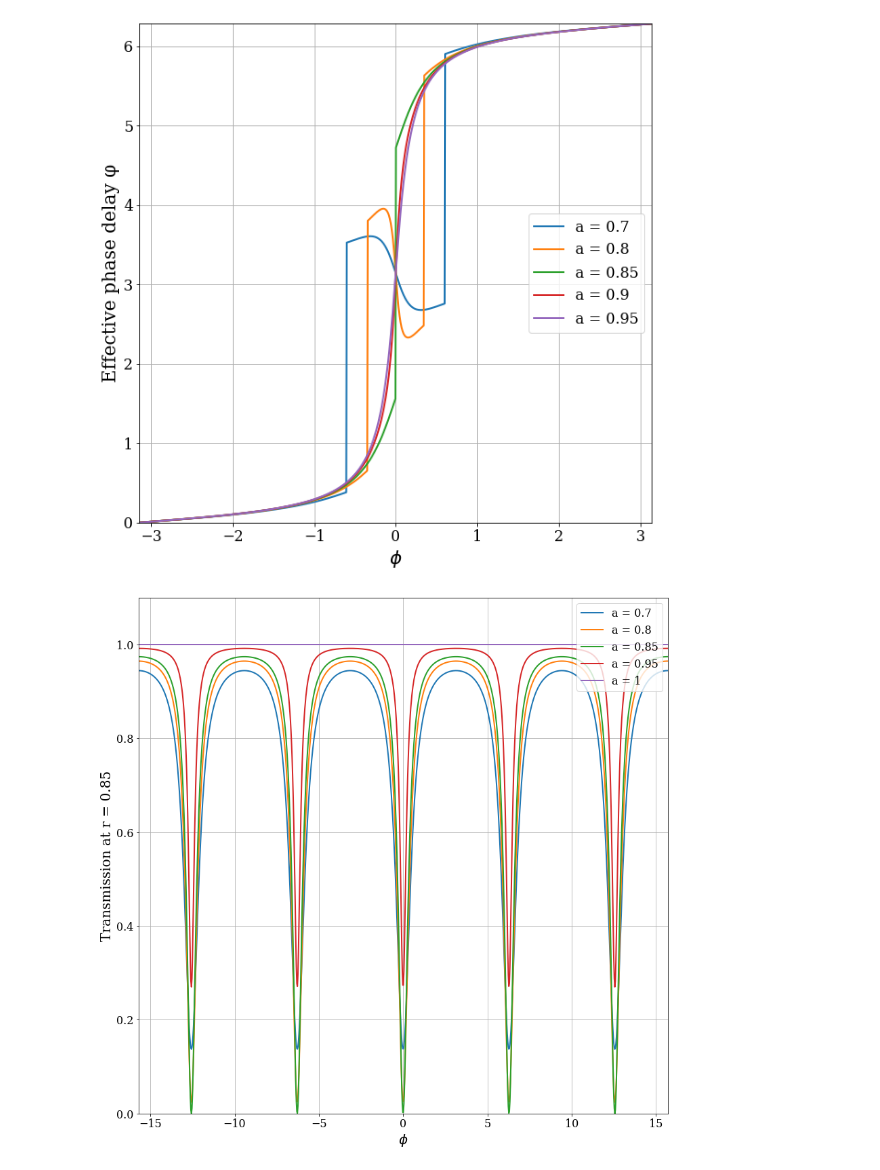
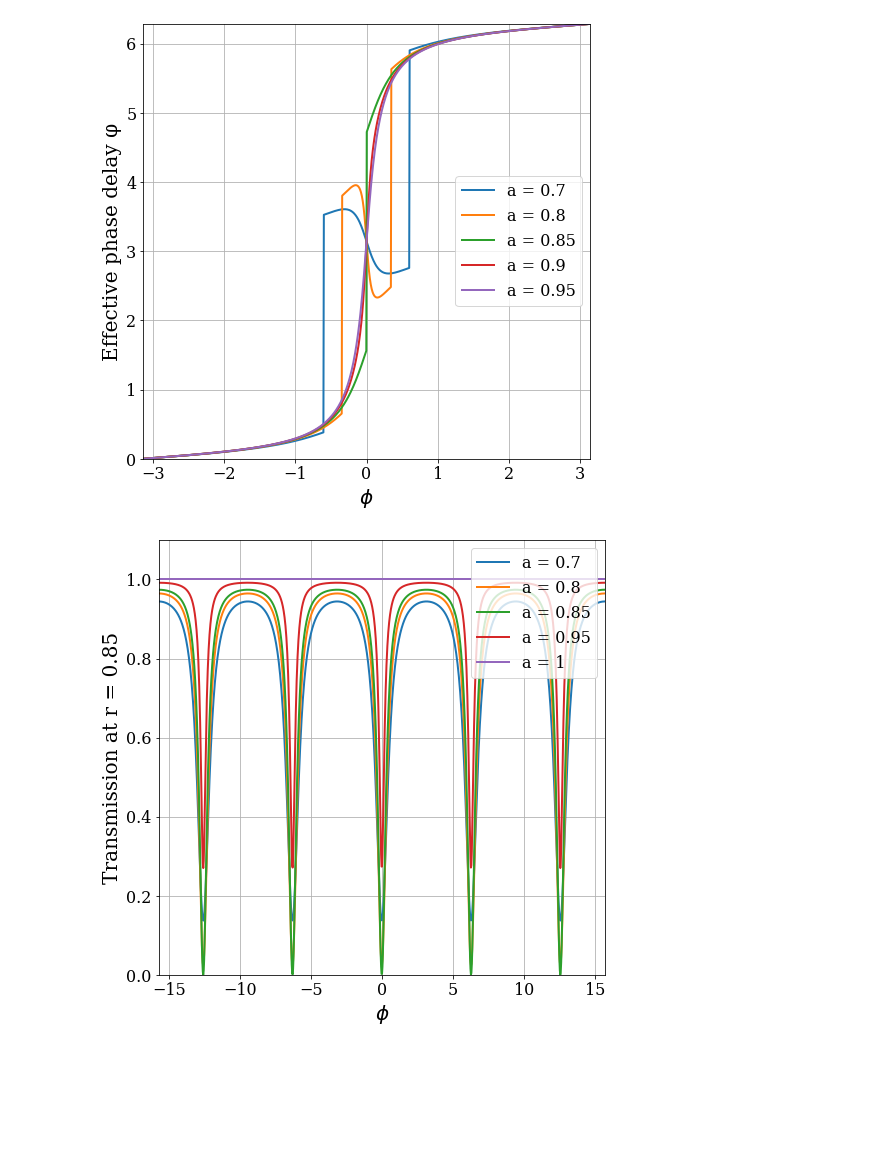
Before and after one commit to moisesoliveira08/Ring-Resonator, a Jupyter notebook: ring_resonator.ipynb, the cells around one changed output. Cells and saved outputs as stored; diff of their text form; code cells hidden in the pictures; blank space fills up the shorter version.

```diff
--- a/ring_resonator.ipynb
+++ b/ring_resonator.ipynb
@@ -29,5 +29,5 @@ for i in range(0,len(r)):
 # %%
-figure2 = plt.figure(figsize=(10, 10))
+figure2 = plt.figure(figsize=(8, 8))
 plt.rc('font', **font)
 r = 0.85
 a = [ 0.7, 0.8, 0.85, 0.9, 0.95]
@@ -43,21 +43,21 @@ for i in range(0, len(a)):
     plt.xlabel('$\phi$', size = 20)
     plt.legend(loc='center right')
 # %% [output]
-[figure, old version]
+[figure, new version]
 # %%
-figure3 = plt.figure(figsize=(14, 14))
+figure3 = plt.figure(figsize=(8, 8))
 r = 0.85
 a = [ 0.7,0.8,0.85, 0.95, 1]
 phi = np.linspace(-5*np.pi,5*np.pi, 1000)
 for i in range(0, len(a)):
     T = (a[i]**2 - 2*r*a[i]*np.cos(phi) + (r)**2)/(1 - 2*a[i]*r*np.cos(phi) + (r*a[i])**2)
     plt.plot(phi, T, label= 'a = ' + str(a[i]), linewidth = 2)
     plt.grid(True)
     plt.xlim([-5*np.pi,5*np.pi])
     plt.ylim([0, 1.1])
     plt.ylabel('Transmission at r = 0.85', size = '20')
     plt.xlabel('$\phi$', size = 20)
     plt.legend(loc='upper right')
 # %% [output]
-[figure, old version]
+[figure, new version]
 # %%
```
Also changed, not shown: parts of 4 cells of this notebook.
